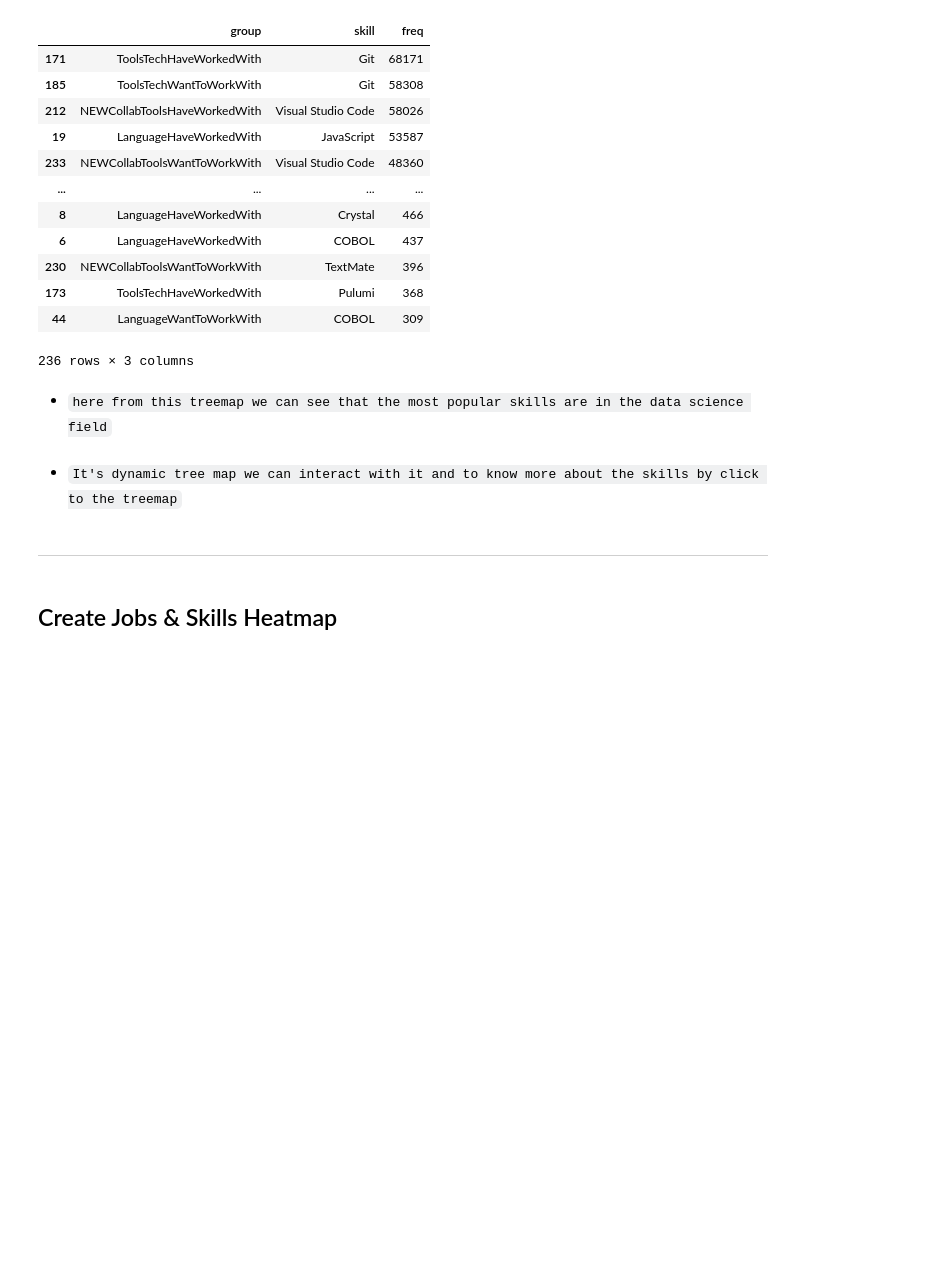
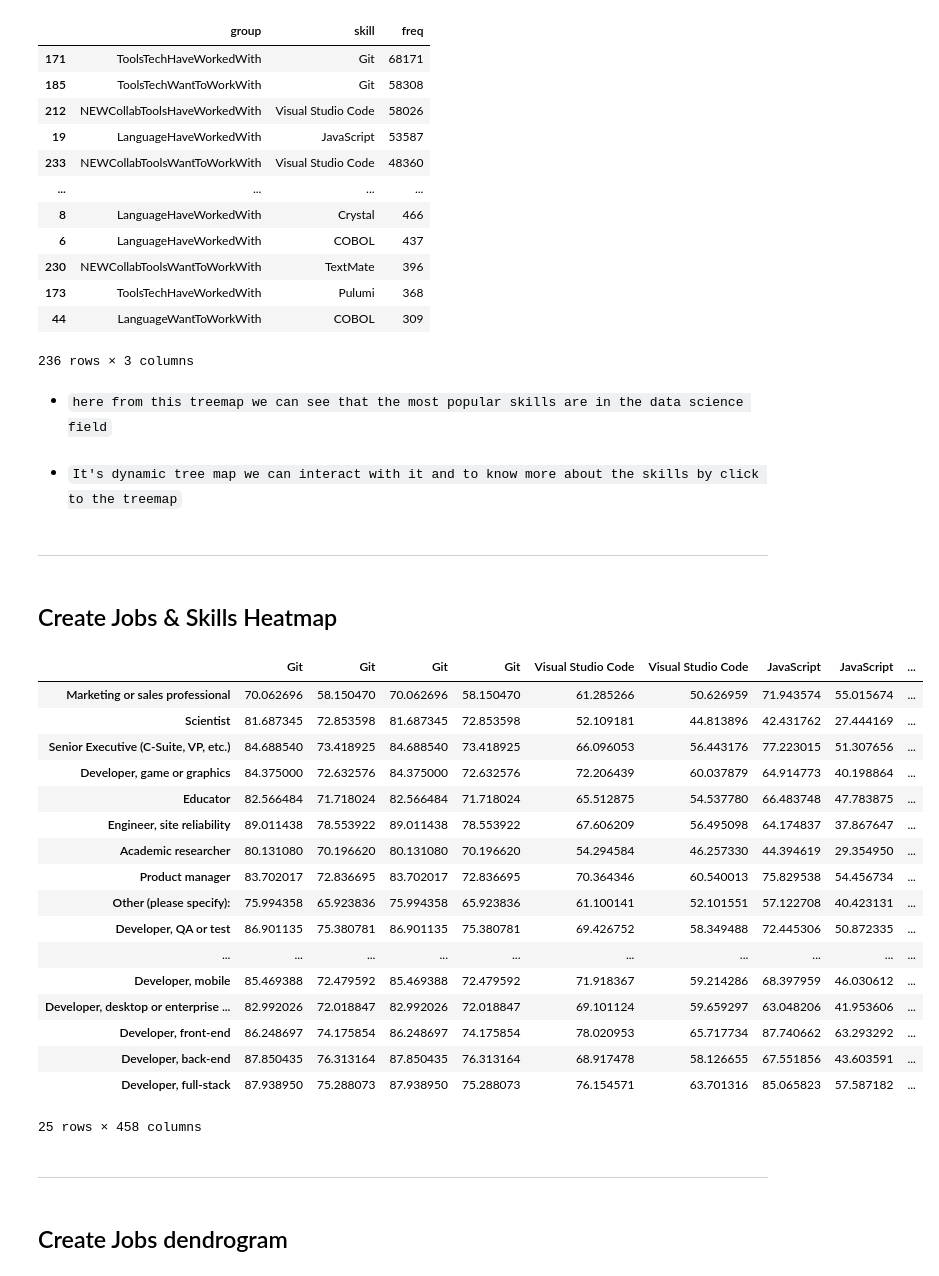
Before and after one commit to 0xnrous/e2e-MLops_project, a Jupyter notebook: notebooks/02_analytics.ipynb, the cells around one changed output. Drawn from its saved outputs; the diff is of its cells as text; code cells hidden in the pictures; blank space fills up the shorter version.

```diff
--- a/notebooks/02_analytics.ipynb
+++ b/notebooks/02_analytics.ipynb
@@ -206,3 +206,42 @@ fig.write_html(os.path.join(FIG_DIR , 'treemap_skills_freq.html'))
 --------
 # %% [markdown]
 ## Create Jobs & Skills Heatmap
+# %%
+sorted_roles = df['DevType'].sum().sort_values().index.tolist()
+sorted_skills = df.drop('DevType' , axis = 1 ).sum().sort_values(ascending = False).droplevel(level = 0).index.tolist()
+# %%
+skills = []
+
+# for each role, calculte the precentage of each skill  also filtering the role
+for role in sorted_roles:
+    role_mask = (df[('DevType' , role)] == 1)
+    # for each skill column , calculate mean of the one-hot-encoded -> precentage  and append to list
+    skills_role = pd.concat({tech_col: df.loc[role_mask , tech_col].mean() * 100 for tech_col in TECH_COLS})
+    skills.append(skills_role)
+# Concat
+skills  = pd.concat(skills , axis = 1)
+skills.columns = sorted_roles
+skills = skills.reset_index(level = 0 , drop= True)
+skills = skills.loc[sorted_skills]
+skills = skills.T
+# %%
+skills
+# %% [output]
+|  | Git | Git | Git | Git | Visual Studio Code | Visual Studio Code | JavaScript | JavaScript | ... |
+| Marketing or sales professional | 70.062696 | 58.150470 | 70.062696 | 58.150470 | 61.285266 | 50.626959 | 71.943574 | 55.015674 | ... |
+| Scientist | 81.687345 | 72.853598 | 81.687345 | 72.853598 | 52.109181 | 44.813896 | 42.431762 | 27.444169 | ... |
+| Senior Executive (C-Suite, VP, etc.) | 84.688540 | 73.418925 | 84.688540 | 73.418925 | 66.096053 | 56.443176 | 77.223015 | 51.307656 | ... |
+| Developer, game or graphics | 84.375000 | 72.632576 | 84.375000 | 72.632576 | 72.206439 | 60.037879 | 64.914773 | 40.198864 | ... |
+| Educator | 82.566484 | 71.718024 | 82.566484 | 71.718024 | 65.512875 | 54.537780 | 66.483748 | 47.783875 | ... |
+| Engineer, site reliability | 89.011438 | 78.553922 | 89.011438 | 78.553922 | 67.606209 | 56.495098 | 64.174837 | 37.867647 | ... |
+| Academic researcher | 80.131080 | 70.196620 | 80.131080 | 70.196620 | 54.294584 | 46.257330 | 44.394619 | 29.354950 | ... |
+| Product manager | 83.702017 | 72.836695 | 83.702017 | 72.836695 | 70.364346 | 60.540013 | 75.829538 | 54.456734 | ... |
+| Other (please specify): | 75.994358 | 65.923836 | 75.994358 | 65.923836 | 61.100141 | 52.101551 | 57.122708 | 40.423131 | ... |
+| Developer, QA or test | 86.901135 | 75.380781 | 86.901135 | 75.380781 | 69.426752 | 58.349488 | 72.445306 | 50.872335 | ... |
+| ... | ... | ... | ... | ... | ... | ... | ... | ... | ... |
+| Developer, mobile | 85.469388 | 72.479592 | 85.469388 | 72.479592 | 71.918367 | 59.214286 | 68.397959 | 46.030612 | ... |
+| Developer, desktop or enterprise ... | 82.992026 | 72.018847 | 82.992026 | 72.018847 | 69.101124 | 59.659297 | 63.048206 | 41.953606 | ... |
+| Developer, front-end | 86.248697 | 74.175854 | 86.248697 | 74.175854 | 78.020953 | 65.717734 | 87.740662 | 63.293292 | ... |
+| Developer, back-end | 87.850435 | 76.313164 | 87.850435 | 76.313164 | 68.917478 | 58.126655 | 67.551856 | 43.603591 | ... |
+| Developer, full-stack | 87.938950 | 75.288073 | 87.938950 | 75.288073 | 76.154571 | 63.701316 | 85.065823 | 57.587182 | ... |
+25 rows × 458 columns
@@ -208,0 +253,4 @@ fig.write_html(os.path.join(FIG_DIR , 'treemap_skills_freq.html'))
+# %% [markdown]
+--------
+# %% [markdown]
+## Create Jobs dendrogram
```
Also changed, not shown: parts of 5 cells of this notebook.
